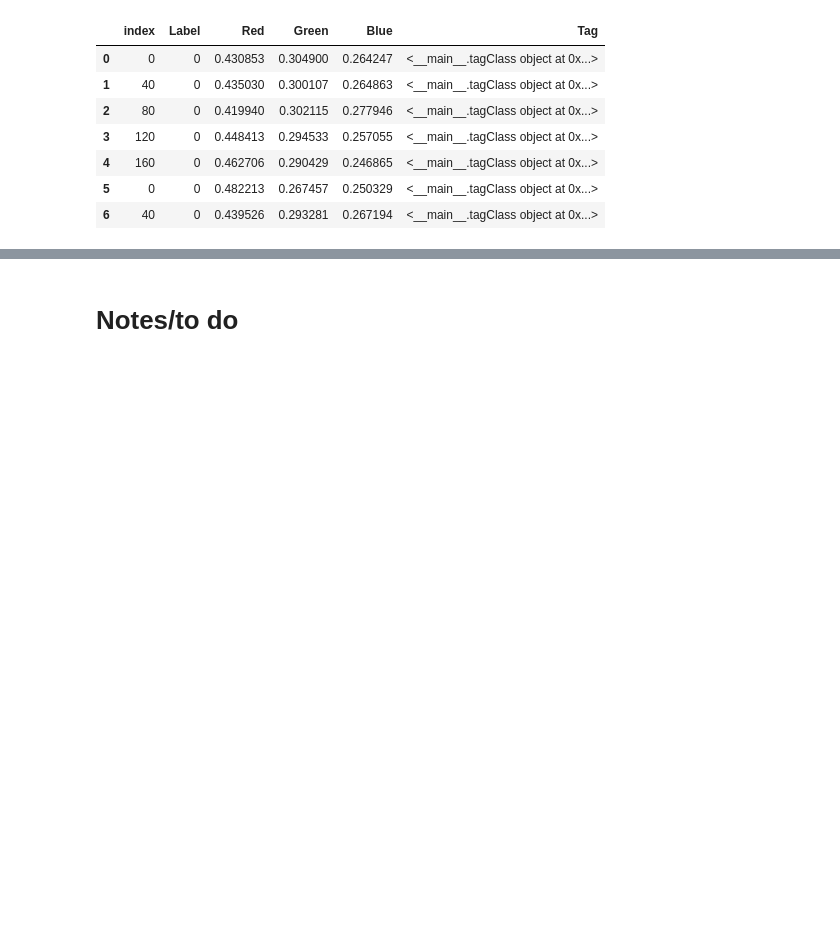
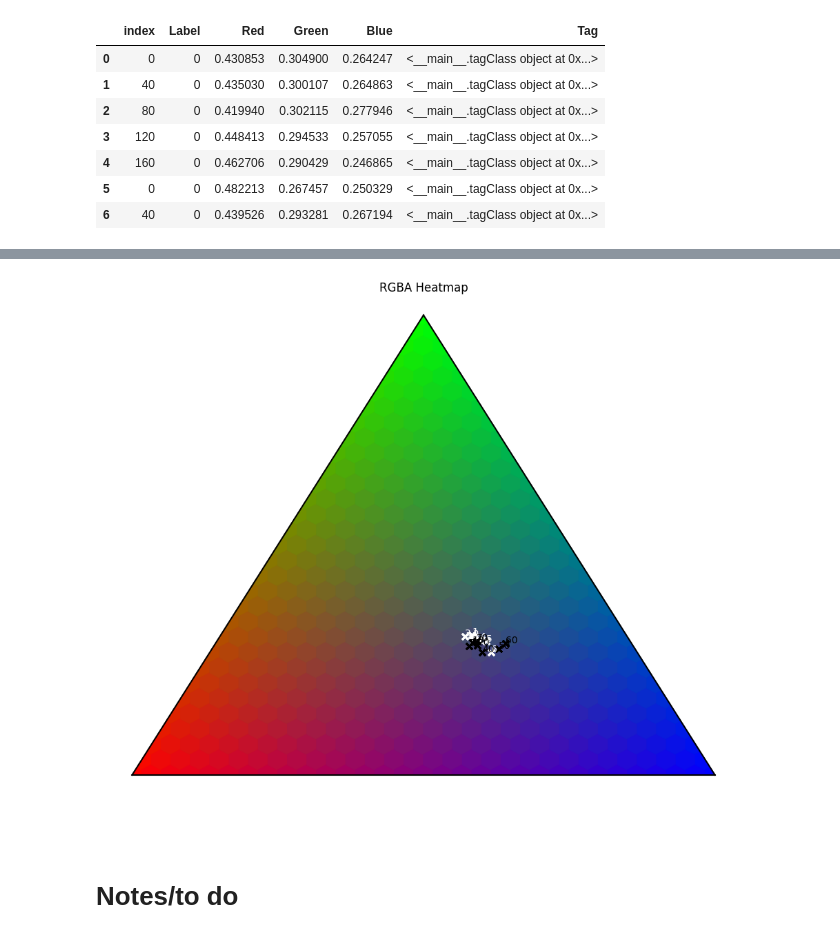
Before and after one commit to acb21kb/bumblebee-tags, a Jupyter notebook: open_files.ipynb, the cells around one changed output, grey strips where cells are left out. Saved outputs shown, nothing was run; the diff lists cells and outputs as text; code cells hidden in the pictures; blank space fills up the shorter version.

```diff
--- a/open_files.ipynb
+++ b/open_files.ipynb
@@ -520,6 +527,43 @@ for i in range(onlyTag0.shape[0]):
 #     error = np.array(realImg)
 #     plt.imshow(error, clim=[0,255])
 #     plt.colorbar()
+# %%
+label = [i+1 for i in range(onlyTag0.shape[0])]
+label2 = [(i*10) for i in label]
+# %%
+tag0PredColours = []
+for pred in tag0Predictions:
+    r, g, b = getPixels((0, 16, 0, 16), pred)
+    tag0PredColours.append([r, g, b])
+# %%
+def plotHeatmap2(asTuples, asTuples2, labels, labels2, scale):
+    data = generateHeatmapData(scale)
+    plt.figure(figsize=[12,10])
+    ax = plt.gca()
+    _, tax = ternary.figure(ax,scale=scale)
+
+    tax.scatter(asTuples*scale, marker='x', color='#fff', label=labels, zorder=3)
+    tax._redraw_labels()
+    tax.scatter(asTuples2*scale, marker='x', color='#000', label=labels, zorder=3)
+    tax._redraw_labels()
+    tax.heatmap(data, style="hexagonal", use_rgba=True, colorbar=False)
+    tax._redraw_labels()
+    # Remove default Matplotlib Axes
+    tax.clear_matplotlib_ticks()
+    tax.get_axes().axis('off')
+    tax.boundary()
+    tax.set_title("RGBA Heatmap")
+    for a, b in zip(labels, asTuples):
+        tax.annotate(int(a), b, color='white')
+    for a, b in zip(labels2, asTuples2):
+        tax.annotate(int(a), b, color='black')
+    plt.show()
+# %%
+allTuple = [[x['Red']*scale, x['Green']*scale, x['Blue']*scale] for index, x in onlyTag0.iterrows()]
+predTuple = [[y[0]*scale, y[1]*scale, y[2]*scale] for y in tag0PredColours]
+plotHeatmap2(allTuple, predTuple, label, label2, scale)
+# %% [output]
+[figure, added]
 # %% [markdown]
 # Notes/to do
 # %%
```
Also changed, not shown: parts of 10 cells of this notebook.
